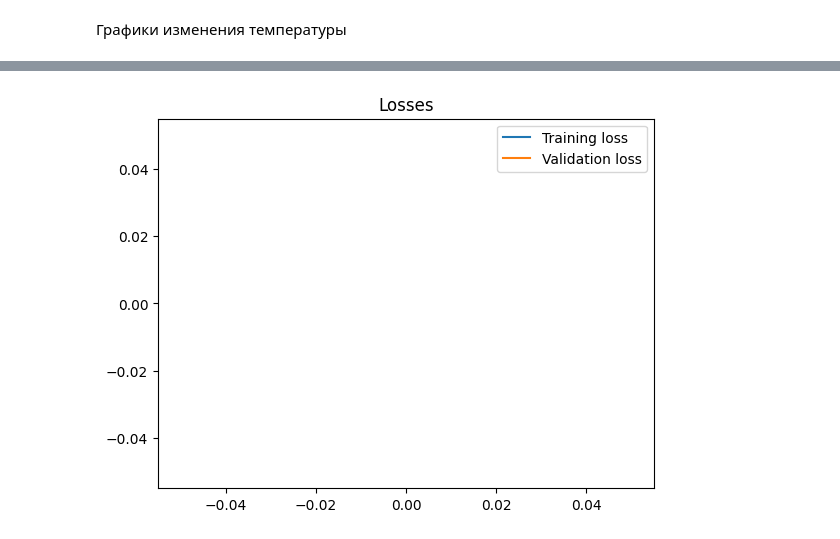
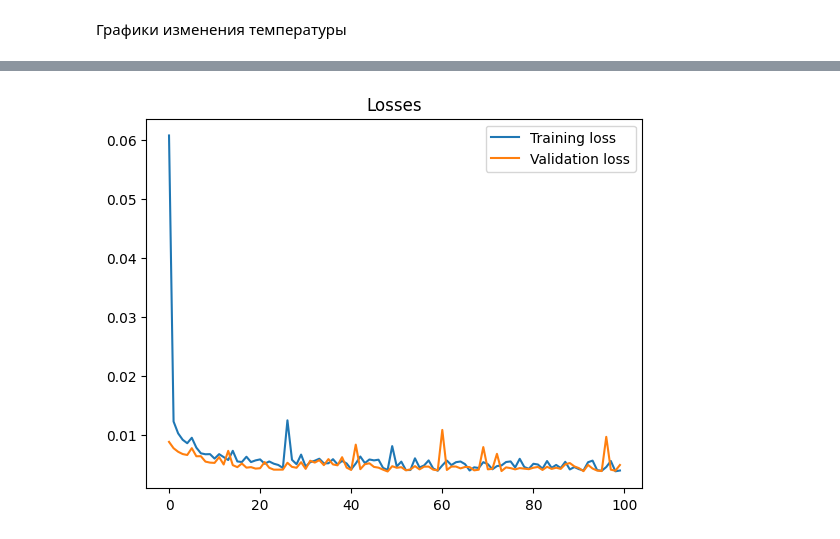
Before and after one commit to buddyuchiha/pythonfifthlab, a Jupyter notebook: main.ipynb, the cells around one changed output, grey strips where cells are left out. Cells and saved outputs as stored; diff of their text form; code cells hidden in the pictures.

```diff
--- a/main.ipynb
+++ b/main.ipynb
@@ -177,15 +157,8 @@ print(f'Процент валидационной выборки: {X_val["lag1"]
 # %%
+
 from sklearn.preprocessing import MinMaxScaler, StandardScaler, MaxAbsScaler, RobustScaler
 
-def get_scaler(scaler: str) -> 'sklearn.preprocessing._data.MinMaxScaler':
-    """ selection of scaling type
-
-    Args:
-        scaler (str): key for scalers-dict
-
-    Returns:
-        sklearn.preprocessing._data.MinMaxScaler: type of scaling method
-    """
+def get_scaler(scaler: str) -> sklearn.preprocessing:
     scalers = {
         "minmax": MinMaxScaler,
         "standard": StandardScaler,
@@ -229,11 +212,11 @@ class RNNModel(nn.Module):
         """The __init__ method that initiates an RNN instance.
 
         Args:
-            input_dim (int): The number of nodes in the input layer(входной слой)
-            hidden_dim (int): The number of nodes in each layer(скрытый слой)
-            layer_dim (int): The number of layers in the network(кол-во слоев нейронки)
-            output_dim (int): The number of nodes in the output layer(выходной слой)
-            dropout_prob (float): The probability of nodes being dropped out(вер-ть исключить эл-т)
+            input_dim (int): The number of nodes in the input layer
+            hidden_dim (int): The number of nodes in each layer
+            layer_dim (int): The number of layers in the network
+            output_dim (int): The number of nodes in the output layer
+            dropout_prob (float): The probability of nodes being dropped out
 
         """
         super(RNNModel, self).__init__()
@@ -260,8 +243,7 @@ class RNNModel(nn.Module):
 
         """
         # Initializing hidden state for first input with zeros
-        h0 = torch.zeros(self.layer_dim, x.size(
-            0), self.hidden_dim).requires_grad_()
+        h0 = torch.zeros(self.layer_dim, x.size(0), self.hidden_dim).requires_grad_()
 
         # Forward propagation by passing in the input and hidden state into the model
         out, h0 = self.rnn(x, h0.detach())
@@ -460,27 +421,27 @@ input_dim = len(X_train.columns)
 output_dim = 1
 hidden_dim = 64
 layer_dim = 3
+batch_size = 64
 dropout = 0.2
-n_epochs = 60
+n_epochs = 100
+learning_rate = 1e-3
 weight_decay = 1e-6
 
 model_params = {'input_dim': input_dim,
-                'hidden_dim': hidden_dim,
-                'layer_dim': layer_dim,
-                'output_dim': output_dim,
-                'dropout_prob': dropout}
+                'hidden_dim' : hidden_dim,
+                'layer_dim' : layer_dim,
+                'output_dim' : output_dim,
+                'dropout_prob' : dropout}
 
 model = RNNModel(**model_params)
 
 loss_fn = nn.MSELoss(reduction="mean")
-optimizer = optim.Adam(
-    model.parameters(), lr=learning_rate, weight_decay=weight_decay)
+optimizer = optim.Adam(model.parameters(), lr=learning_rate, weight_decay=weight_decay)
 
 
 opt = Optimization(model=model, loss_fn=loss_fn, optimizer=optimizer)
-opt.train(train_loader, val_loader, batch_size=batch_size,
-          n_epochs=n_epochs, n_features=input_dim, learning_rate=learning_rate)
-opt.plot_losses(learning_rate)
+opt.train(train_loader, val_loader, batch_size=batch_size, n_epochs=n_epochs, n_features=input_dim)
+opt.plot_losses()
 
 predictions, values = opt.evaluate(
     test_loader_one,
@@ -506 +464 @@ predictions, values = opt.evaluate(
-[figure, old version]
+[figure, new version]
```
Also changed, not shown: parts of 17 cells of this notebook.
